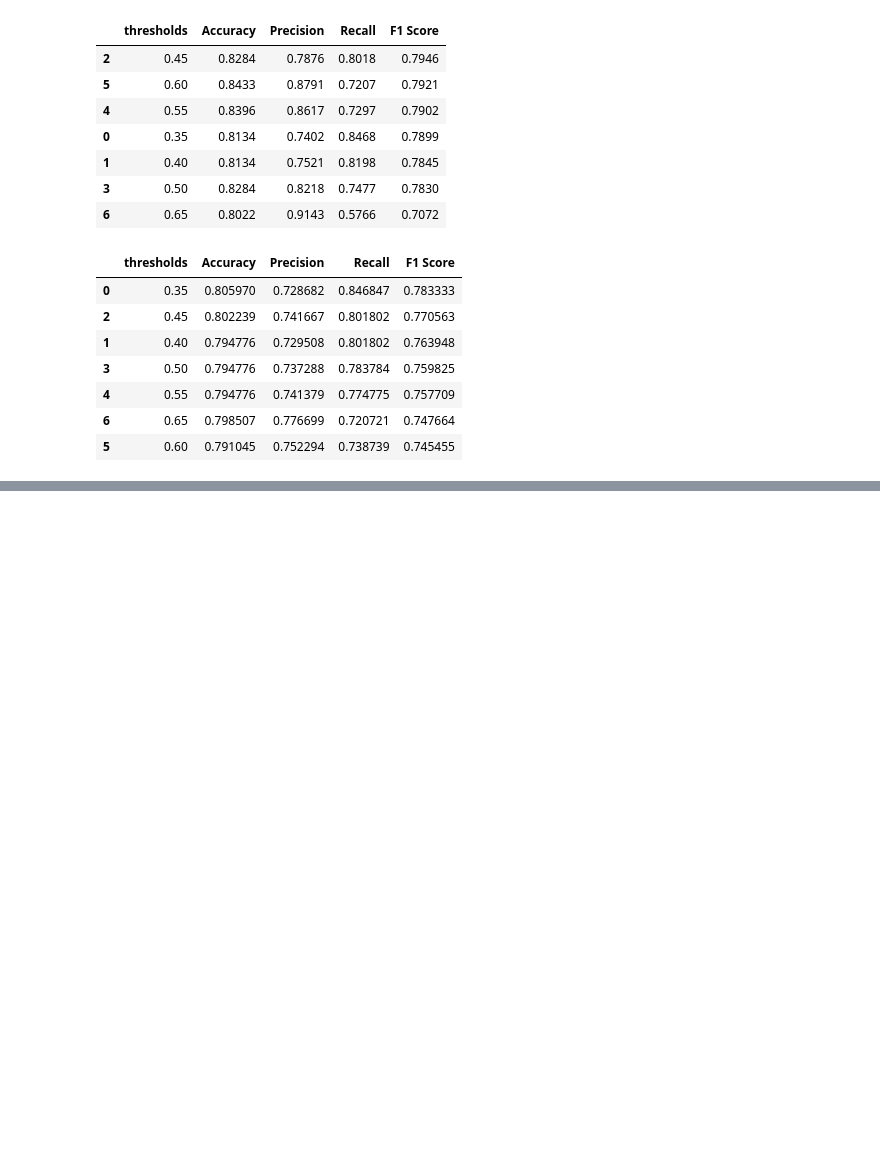
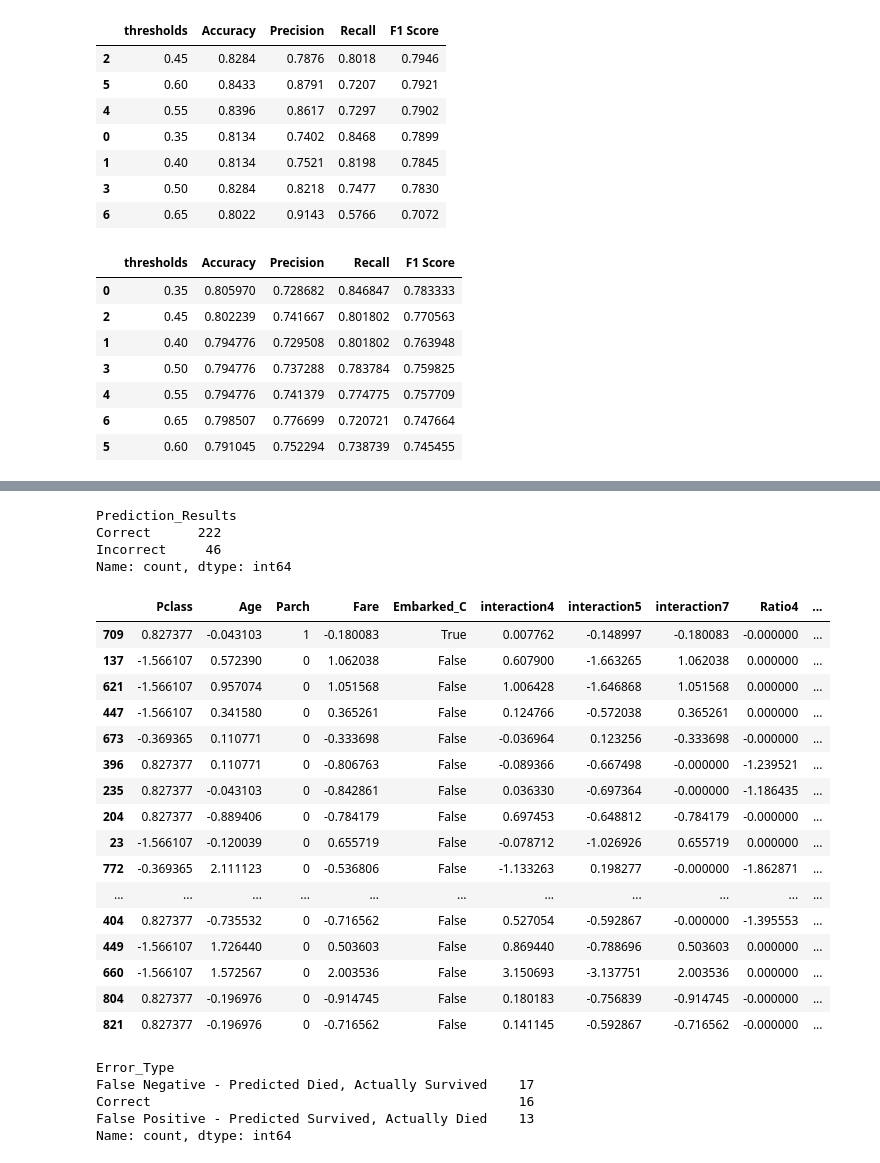
Before and after one commit to JudeMirac/titanic, a Jupyter notebook: Workflow/Notebooks/Model_evaluation.ipynb, the cells around one changed output, grey strips where cells are left out. Drawn from its saved outputs; the diff is of its cells as text; code cells hidden in the pictures; blank space fills up the shorter version.

```diff
--- a/Workflow/Notebooks/Model_evaluation.ipynb
+++ b/Workflow/Notebooks/Model_evaluation.ipynb
@@ -200,6 +203,8 @@ calibrated_svc = CalibratedClassifierCV(svm, method = 'isotonic', cv = 5)
 
 # fit data on model
 calibrated_svc.fit(X_train2, Y_train2)
+# prediciton
+calibrated_svm_preds = calibrated_svc.predict(X_test2)
 
 #calculate probabilites
 calibrated_svm_probs = calibrated_svc.predict_proba(X_test2)[:,1]
@@ -398,0 +500,11 @@ threshold_results.sort_values(by = 'F1 Score', ascending = False)
+# %%
+# convert ages into bins and use the new column to find the most freqent errors
+
+error_df['Age_Group'] = pd.cut(
+    error_df['Age'],
+    bins = [0, 18, 25, 37, 75, 100],
+    labels = ['Child', 'Teen', 'Young Adult', 'Adult', 'Senior']
+)
+
+mistakes = error_df[error_df['Prediction_Results'] == 'Incorrect']
+mistakes.groupby('Age_Group').size()
@@ -398,0 +550,27 @@ threshold_results.sort_values(by = 'F1 Score', ascending = False)
+# %%
+# build a error table for SVM
+error_df1 = X_test2.copy()
+error_df1['Actual'] = Y_test2.values
+error_df1['Predicted'] = calibrated_svm_preds
+error_df1['Survival_Probability'] = calibrated_svm_probs
+
+# if-then else function for prediction result
+error_df1['Prediction_Results'] = np.where(
+    error_df['Actual'] == error_df['Predicted'],
+    'Correct',
+    'Incorrect'
+)
+
+# if-then else function for error_type
+error_df1['Error_Type'] = np.where(
+    (error_df1['Actual'] == 1) & (error_df1['Predicted'] == 0),
+    'False Negative - Predicted Died, Actually Survived',
+
+    np.where(
+        (error_df1['Actual'] == 0) & (error_df1['Predicted'] == 1),
+        'False Positive - Predicted Survived, Actually Died',
+        'Correct'
+    )
+)
+
+error_df1.head()
@@ -398,0 +584,39 @@ threshold_results.sort_values(by = 'F1 Score', ascending = False)
+# %%
+# view count
+error_df['Prediction_Results'].value_counts()
+# %% [output]
+Prediction_Results
+Correct      222
+Incorrect     46
+Name: count, dtype: int64
+# %%
+# view a mistake only dataframe (This helps us find where the model stuggles and located patterns of error)
+mistakes = error_df1[error_df1['Prediction_Results'] == 'Incorrect']
+mistakes
+# %% [output]
+|  | Pclass | Age | Parch | Fare | Embarked_C | interaction4 | interaction5 | interaction7 | Ratio4 | ... |
+| 709 | 0.827377 | -0.043103 | 1 | -0.180083 | True | 0.007762 | -0.148997 | -0.180083 | -0.000000 | ... |
+| 137 | -1.566107 | 0.572390 | 0 | 1.062038 | False | 0.607900 | -1.663265 | 1.062038 | 0.000000 | ... |
+| 621 | -1.566107 | 0.957074 | 0 | 1.051568 | False | 1.006428 | -1.646868 | 1.051568 | 0.000000 | ... |
+| 447 | -1.566107 | 0.341580 | 0 | 0.365261 | False | 0.124766 | -0.572038 | 0.365261 | 0.000000 | ... |
+| 673 | -0.369365 | 0.110771 | 0 | -0.333698 | False | -0.036964 | 0.123256 | -0.333698 | -0.000000 | ... |
+| 396 | 0.827377 | 0.110771 | 0 | -0.806763 | False | -0.089366 | -0.667498 | -0.000000 | -1.239521 | ... |
+| 235 | 0.827377 | -0.043103 | 0 | -0.842861 | False | 0.036330 | -0.697364 | -0.000000 | -1.186435 | ... |
+| 204 | 0.827377 | -0.889406 | 0 | -0.784179 | False | 0.697453 | -0.648812 | -0.784179 | -0.000000 | ... |
+| 23 | -1.566107 | -0.120039 | 0 | 0.655719 | False | -0.078712 | -1.026926 | 0.655719 | 0.000000 | ... |
+| 772 | -0.369365 | 2.111123 | 0 | -0.536806 | False | -1.133263 | 0.198277 | -0.000000 | -1.862871 | ... |
+| ... | ... | ... | ... | ... | ... | ... | ... | ... | ... | ... |
+| 404 | 0.827377 | -0.735532 | 0 | -0.716562 | False | 0.527054 | -0.592867 | -0.000000 | -1.395553 | ... |
+| 449 | -1.566107 | 1.726440 | 0 | 0.503603 | False | 0.869440 | -0.788696 | 0.503603 | 0.000000 | ... |
+| 660 | -1.566107 | 1.572567 | 0 | 2.003536 | False | 3.150693 | -3.137751 | 2.003536 | 0.000000 | ... |
+| 804 | 0.827377 | -0.196976 | 0 | -0.914745 | False | 0.180183 | -0.756839 | -0.914745 | -0.000000 | ... |
+| 821 | 0.827377 | -0.196976 | 0 | -0.716562 | False | 0.141145 | -0.592867 | -0.716562 | -0.000000 | ... |
+# %%
+# view the FP and FN count
+mistakes['Error_Type'].value_counts()
+# %% [output]
+Error_Type
+False Negative - Predicted Died, Actually Survived    17
+Correct                                               16
+False Positive - Predicted Survived, Actually Died    13
+Name: count, dtype: int64
```
Also changed, not shown: parts of 20 cells of this notebook.
